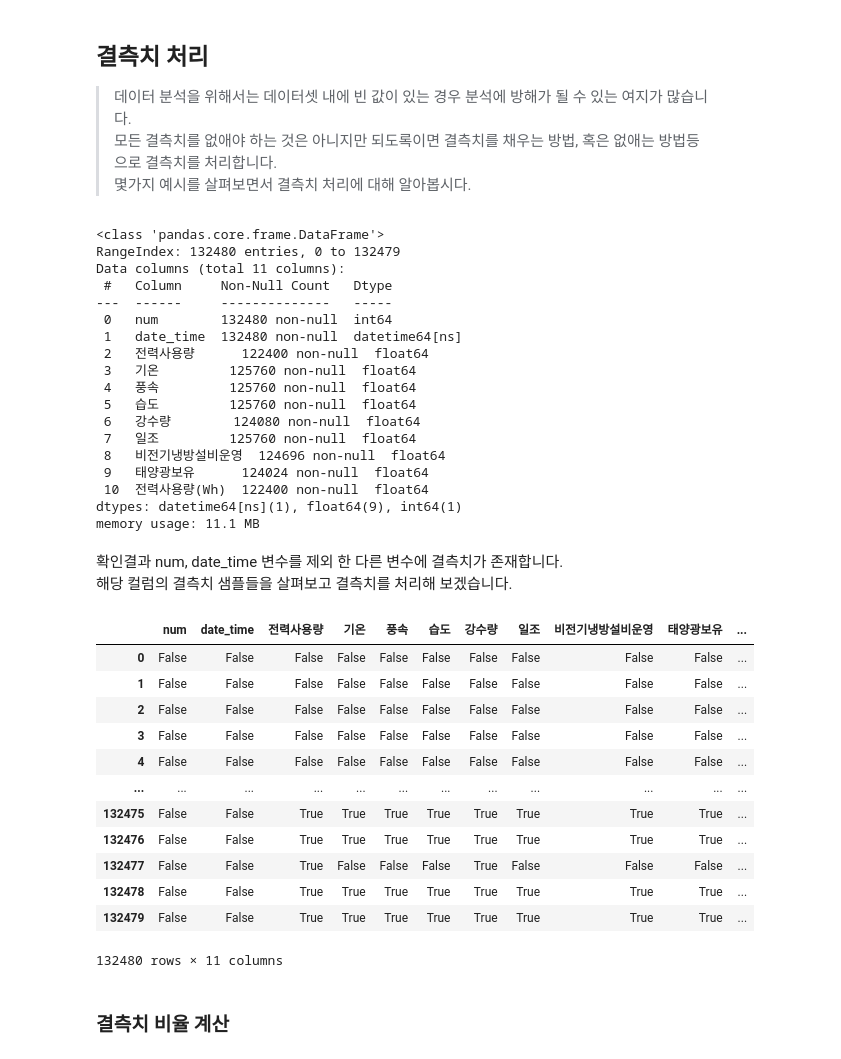
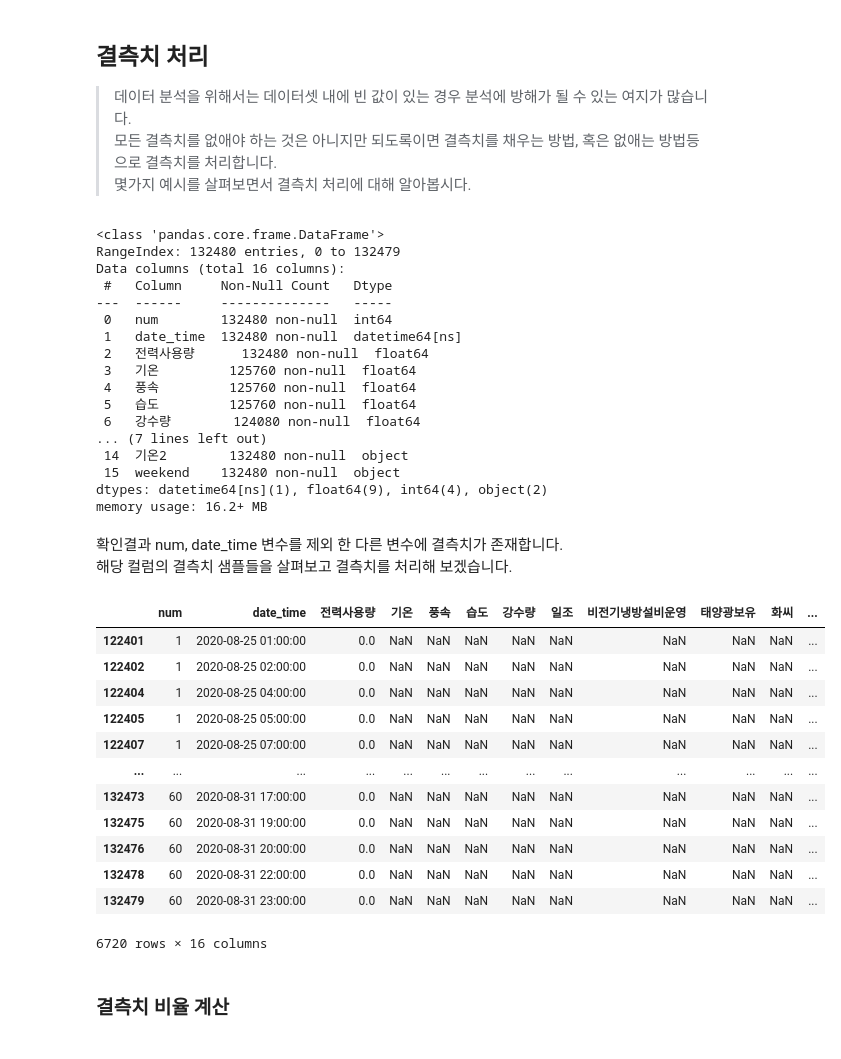
Before and after one commit to overgroove/samsung_ML, a Jupyter notebook: 03_package_pandas.ipynb, the cells around one changed output. Saved outputs shown, nothing was run; the diff lists cells and outputs as text; code cells hidden in the pictures.

```diff
--- a/03_package_pandas.ipynb
+++ b/03_package_pandas.ipynb
@@ -1168,0 +1199,11 @@ Categories (3, interval[float64, right]): [(11.075, 19.5] < (19.5, 27.9] < (27.9
+# %%
+# 커스텀한 구간을 만들어주는 함수
+def make_temp(x):
+    if x > 30:
+        return '고온'
+    elif x < 15:
+        return '저온'
+    else:
+        return '평균기온'
+# %%
+df['기온2'] = df['기온'].apply(make_temp)
@@ -1169,3 +1223,14 @@ Categories (3, interval[float64, right]): [(11.075, 19.5] < (19.5, 27.9] < (27.9
+# %%
+# 함수제작
+# date_time 적용시킬 함수 <--- 요일정보에 따라 토, 일 '주말', 월~금 '주중' 카테고리 구분을 만들어주는 함수
+# 함수 date_time에 적용하여 'weekend' 변수 생성
+def make_weekend(x):
+    if x.dayofweek < 5:
+        return '주중'
+    elif x.dayofweek > 4:
+        return '주말'
+# %%
+df['weekend'] = df['date_time'].apply(make_weekend)
 # %% [markdown]
 ## 결측치 처리
 > 데이터 분석을 위해서는 데이터셋 내에 빈 값이 있는 경우 분석에 방해가 될 수 있는 여지가 많습니다.
@@ -1174,43 +1239,44 @@ Categories (3, interval[float64, right]): [(11.075, 19.5] < (19.5, 27.9] < (27.9
 # %%
 # info() 함수는 결측치에 대한 정보도 보여줍니다.
 # 컬럼별 isnull() 함수를 사용해도 무방합니다.
+df.info()
 # %% [output]
 <class 'pandas.core.frame.DataFrame'>
 RangeIndex: 132480 entries, 0 to 132479
-Data columns (total 11 columns):
+Data columns (total 16 columns):
  #   Column     Non-Null Count   Dtype
 ---  ------     --------------   -----
  0   num        132480 non-null  int64
  1   date_time  132480 non-null  datetime64[ns]
- 2   전력사용량      122400 non-null  float64
+ 2   전력사용량      132480 non-null  float64
  3   기온         125760 non-null  float64
  4   풍속         125760 non-null  float64
  5   습도         125760 non-null  float64
  6   강수량        124080 non-null  float64
- 7   일조         125760 non-null  float64
- 8   비전기냉방설비운영  124696 non-null  float64
- 9   태양광보유      124024 non-null  float64
- 10  전력사용량(Wh)  122400 non-null  float64
-dtypes: datetime64[ns](1), float64(9), int64(1)
-memory usage: 11.1 MB
+... (7 lines left out)
+ 14  기온2        132480 non-null  object
+ 15  weekend    132480 non-null  object
+dtypes: datetime64[ns](1), float64(9), int64(4), object(2)
+memory usage: 16.2+ MB
 # %% [markdown]
 확인결과 num, date_time 변수를 제외 한 다른 변수에 결측치가 존재합니다.
 해당 컬럼의 결측치 샘플들을 살펴보고 결측치를 처리해 보겠습니다.
 # %%
 # 컬럼별 결측치 확인을 위한 isnull()함수 리턴값이 bool 형태로 반환되어 조건부 샘플링이 가능합니다.
+df.loc[df['기온'].isna()]
 # %% [output]
-|  | num | date_time | 전력사용량 | 기온 | 풍속 | 습도 | 강수량 | 일조 | 비전기냉방설비운영 | 태양광보유 | ... |
-| 0 | False | False | False | False | False | False | False | False | False | False | ... |
-| 1 | False | False | False | False | False | False | False | False | False | False | ... |
-| 2 | False | False | False | False | False | False | False | False | False | False | ... |
-| 3 | False | False | False | False | False | False | False | False | False | False | ... |
-| 4 | False | False | False | False | False | False | False | False | False | False | ... |
-| ... | ... | ... | ... | ... | ... | ... | ... | ... | ... | ... | ... |
-| 132475 | False | False | True | True | True | True | True | True | True | True | ... |
-| 132476 | False | False | True | True | True | True | True | True | True | True | ... |
-| 132477 | False | False | True | False | False | False | True | False | False | False | ... |
-| 132478 | False | False | True | True | True | True | True | True | True | True | ... |
-| 132479 | False | False | True | True | True | True | True | True | True | True | ... |
+|  | num | date_time | 전력사용량 | 기온 | 풍속 | 습도 | 강수량 | 일조 | 비전기냉방설비운영 | 태양광보유 | 화씨 | ... |
+| 122401 | 1 | 2020-08-25 01:00:00 | 0.0 | NaN | NaN | NaN | NaN | NaN | NaN | NaN | NaN | ... |
+| 122402 | 1 | 2020-08-25 02:00:00 | 0.0 | NaN | NaN | NaN | NaN | NaN | NaN | NaN | NaN | ... |
+| 122404 | 1 | 2020-08-25 04:00:00 | 0.0 | NaN | NaN | NaN | NaN | NaN | NaN | NaN | NaN | ... |
+| 122405 | 1 | 2020-08-25 05:00:00 | 0.0 | NaN | NaN | NaN | NaN | NaN | NaN | NaN | NaN | ... |
+| 122407 | 1 | 2020-08-25 07:00:00 | 0.0 | NaN | NaN | NaN | NaN | NaN | NaN | NaN | NaN | ... |
+| ... | ... | ... | ... | ... | ... | ... | ... | ... | ... | ... | ... | ... |
+| 132473 | 60 | 2020-08-31 17:00:00 | 0.0 | NaN | NaN | NaN | NaN | NaN | NaN | NaN | NaN | ... |
+| 132475 | 60 | 2020-08-31 19:00:00 | 0.0 | NaN | NaN | NaN | NaN | NaN | NaN | NaN | NaN | ... |
+| 132476 | 60 | 2020-08-31 20:00:00 | 0.0 | NaN | NaN | NaN | NaN | NaN | NaN | NaN | NaN | ... |
+| 132478 | 60 | 2020-08-31 22:00:00 | 0.0 | NaN | NaN | NaN | NaN | NaN | NaN | NaN | NaN | ... |
+| 132479 | 60 | 2020-08-31 23:00:00 | 0.0 | NaN | NaN | NaN | NaN | NaN | NaN | NaN | NaN | ... |
-132480 rows × 11 columns
+6720 rows × 16 columns
 # %% [markdown]
 ### 결측치 비율 계산
```
Also changed, not shown: parts of 16 cells of this notebook.
